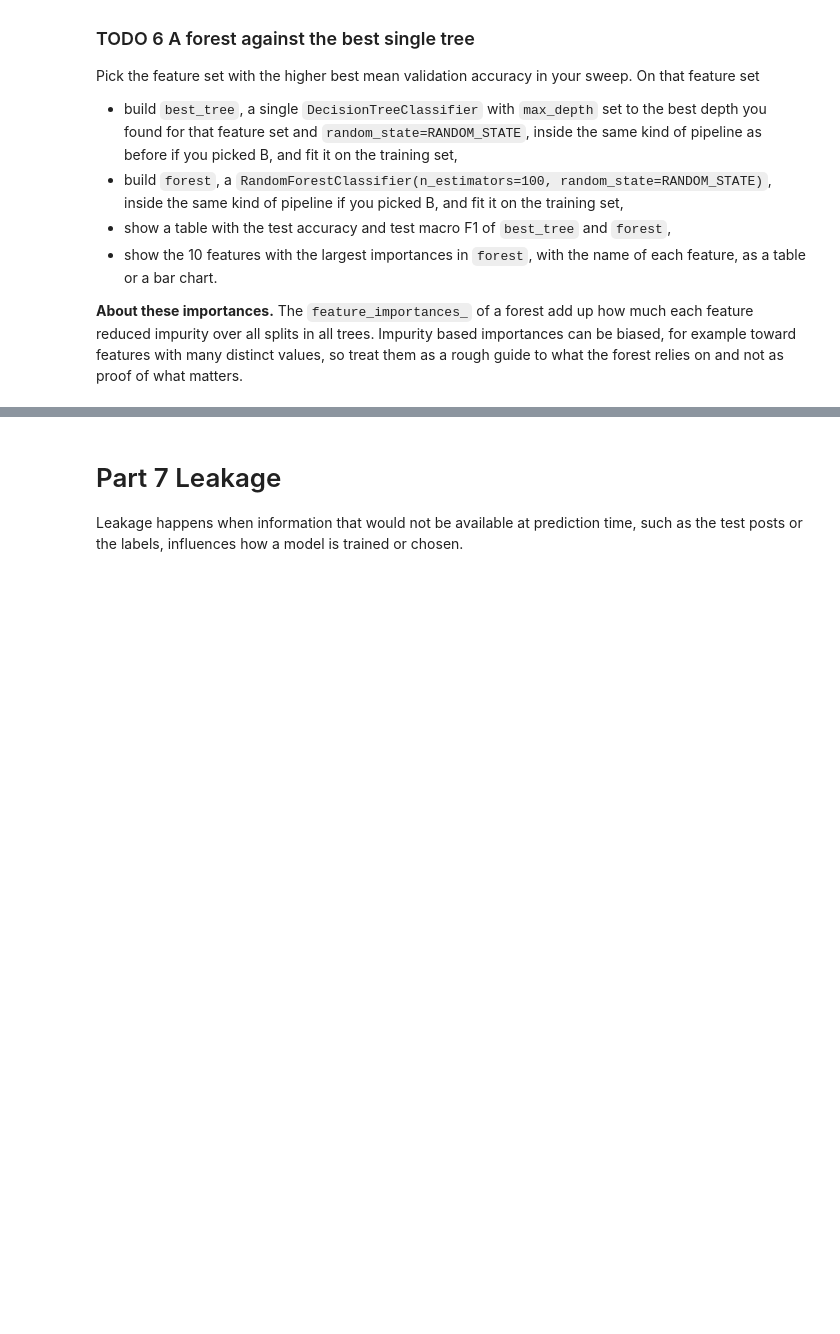
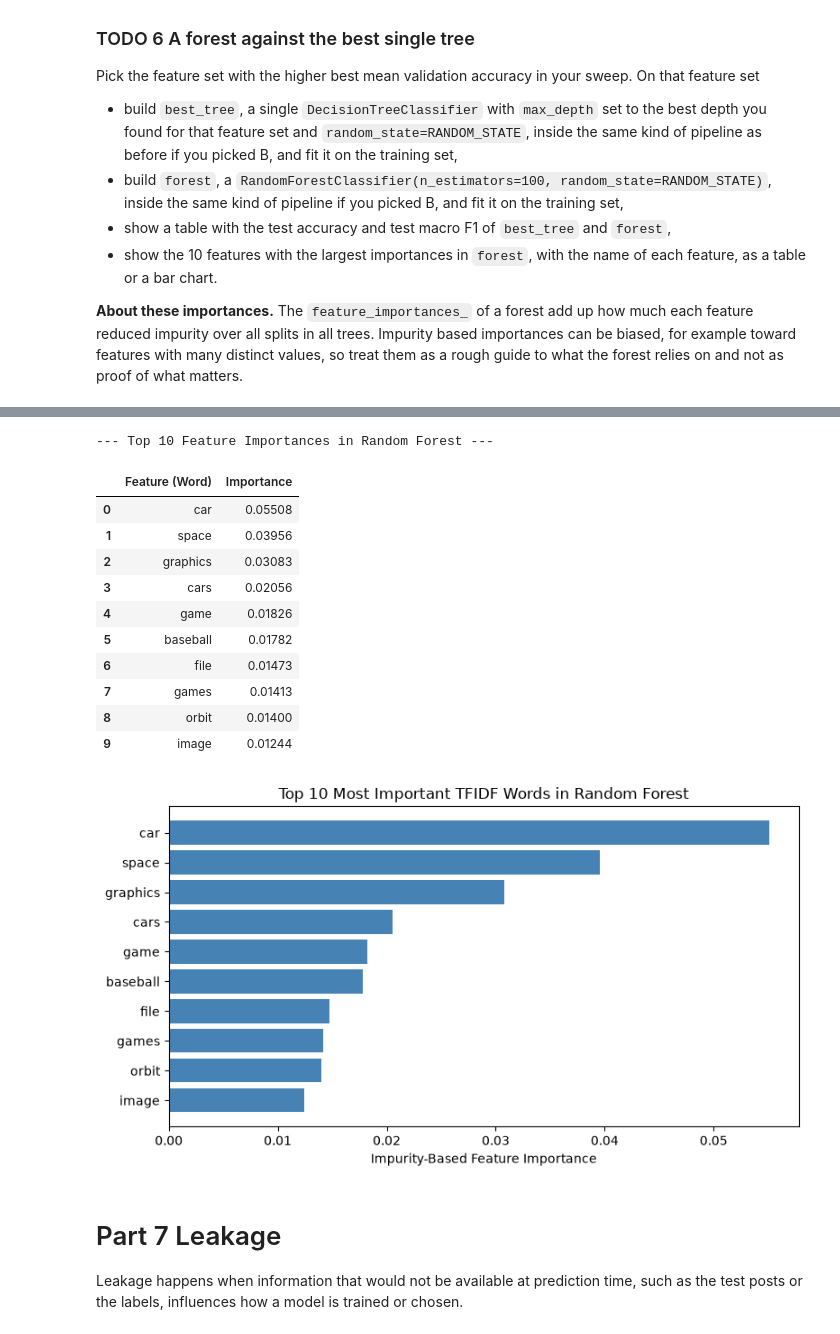
Before and after one commit to LaFlameX07/HW4_Murkalmath_122097179, a Jupyter notebook: HW4_Murkalmath_122097179.ipynb, the cells around one changed output, grey strips where cells are left out. Drawn from its saved outputs; the diff is of its cells as text; code cells hidden in the pictures; blank space fills up the shorter version.

```diff
--- a/HW4_Murkalmath_122097179.ipynb
+++ b/HW4_Murkalmath_122097179.ipynb
@@ -707,13 +707,78 @@ proof of what matters.
 # %%
 # [WRITE CODE]
 from sklearn.ensemble import RandomForestClassifier
+
 #####################################################################
 # TODO                                                              #
 # 1. Pick the feature set with the higher best validation accuracy. #
 # 2. Build and fit best_tree and forest on that feature set.        #
 # 3. Show test accuracy and macro F1 for both in one table.         #
 # 4. Show the 10 largest feature importances of forest by name.     #
-pass
+best_tree = Pipeline([
+    ('tfidf', TfidfVectorizer(stop_words='english', max_features=1000)),
+    (
+        'tree',
+        DecisionTreeClassifier(
+            max_depth=best_depth_B, random_state=RANDOM_STATE
+        ),
+    ),
+])
+best_tree.fit(docs_train, y_train)
+
+forest = Pipeline([
+    ('tfidf', TfidfVectorizer(stop_words='english', max_features=1000)),
+    (
+        'rf',
+        RandomForestClassifier(
+            n_estimators=100, random_state=RANDOM_STATE
+        ),
+    ),
+])
+forest.fit(docs_train, y_train)
+
+pred_best_tree = best_tree.predict(docs_test)
+pred_forest = forest.predict(docs_test)
+
+rf_comp = pd.DataFrame(
+    {
+        'Test Accuracy': [
+            accuracy_score(y_test, pred_best_tree),
+            accuracy_score(y_test, pred_forest),
+        ],
+        'Test Macro F1': [
+            f1_score(y_test, pred_best_tree, average='macro'),
+            f1_score(y_test, pred_forest, average='macro'),
+        ],
+    },
+    index=[f'best_tree (depth={best_depth_B})', 'forest (100 trees)'],
+)
+
+print('--- Best Single Tree vs Random Forest (Feature Set B) ---')
+display(rf_comp.round(4))
+
+vocab_names = forest.named_steps['tfidf'].get_feature_names_out()
+importances = forest.named_steps['rf'].feature_importances_
+top10_idx = np.argsort(importances)[::-1][:10]
+
+top10_df = pd.DataFrame({
+    'Feature (Word)': vocab_names[top10_idx],
+    'Importance': importances[top10_idx],
+})
+
+print('\n--- Top 10 Feature Importances in Random Forest ---')
+display(top10_df.round(5))
+
+plt.figure(figsize=(8, 4.5))
+plt.barh(
+    top10_df['Feature (Word)'][::-1],
+    top10_df['Importance'][::-1],
+    color='steelblue',
+)
+plt.xlabel('Impurity-Based Feature Importance')
+plt.title('Top 10 Most Important TFIDF Words in Random Forest')
+plt.tight_layout()
+plt.show()
 #####################################################################
 #                       END OF YOUR CODE                            #
 #####################################################################
+# %% [output]
@@ -720,3 +789,16 @@ pass
+--- Top 10 Feature Importances in Random Forest ---
+|  | Feature (Word) | Importance |
+| 0 | car | 0.05508 |
+| 1 | space | 0.03956 |
+| 2 | graphics | 0.03083 |
+| 3 | cars | 0.02056 |
+| 4 | game | 0.01826 |
+| 5 | baseball | 0.01782 |
+| 6 | file | 0.01473 |
+| 7 | games | 0.01413 |
+| 8 | orbit | 0.01400 |
+| 9 | image | 0.01244 |
+[figure, added]
 # %% [markdown]
 # Part 7 Leakage
 
```
Also changed, not shown: parts of 1 cell of this notebook.
